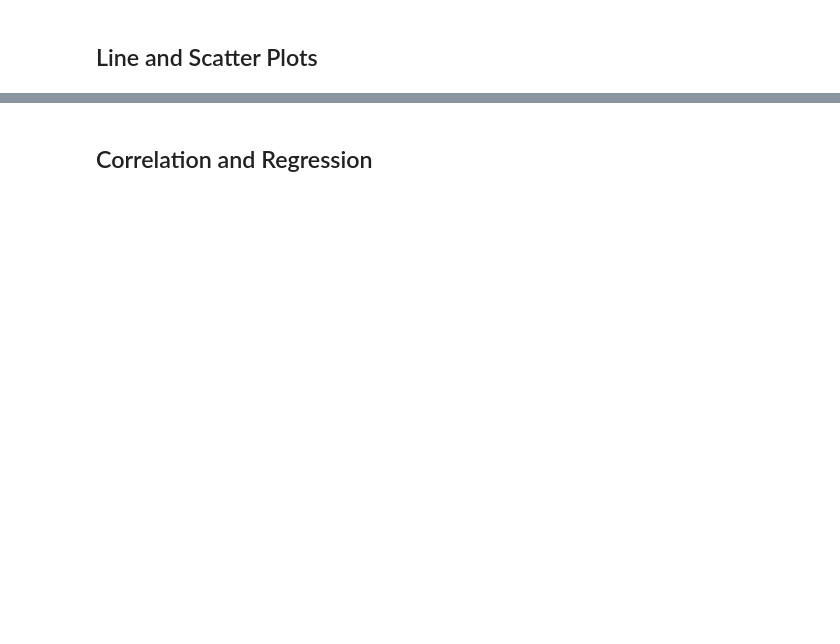
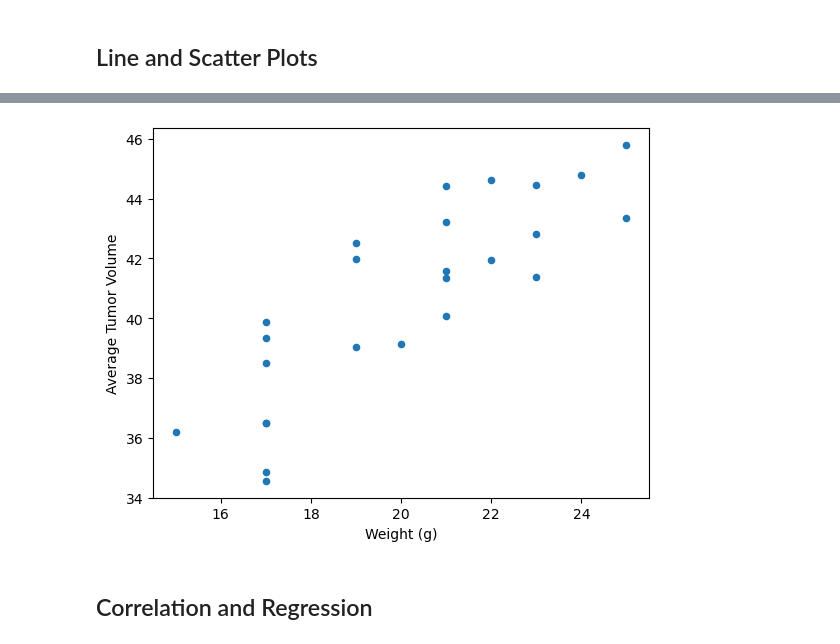
Before and after one commit to kylechou2873/Pymaceuticals, a Jupyter notebook: Pymaceuticals/pymaceuticals_starter.ipynb, the cells around one changed output, grey strips where cells are left out. Drawn from its saved outputs; the diff is of its cells as text; code cells hidden in the pictures; blank space fills up the shorter version.

```diff
--- a/Pymaceuticals/pymaceuticals_starter.ipynb
+++ b/Pymaceuticals/pymaceuticals_starter.ipynb
@@ -278,2 +347,13 @@ Ceftamin's potential outliers: Series([], Name: Tumor Volume (mm3), dtype: float
+# %%
+# Generate a scatter plot of mouse weight vs. the average observed tumor volume for the entire Capomulin regimen
+capData = clean_df.loc[clean_df["Drug Regimen"] == "Capomulin",:]
+avgMouseT = capData.groupby("Mouse ID")["Tumor Volume (mm3)"].mean()
+capData = capData[["Mouse ID","Weight (g)"]]
+capData = capData.drop_duplicates("Mouse ID")
+capData = pd.merge(capData,avgMouseT,on="Mouse ID")
+capData.plot(kind="scatter",x="Weight (g)",y="Tumor Volume (mm3)",xlabel="Weight (g)", ylabel= "Average Tumor Volume")
+plt.show()
+# %% [output]
+[figure, added]
 # %% [markdown]
 ## Correlation and Regression
```
Also changed, not shown: parts of 9 cells of this notebook.
